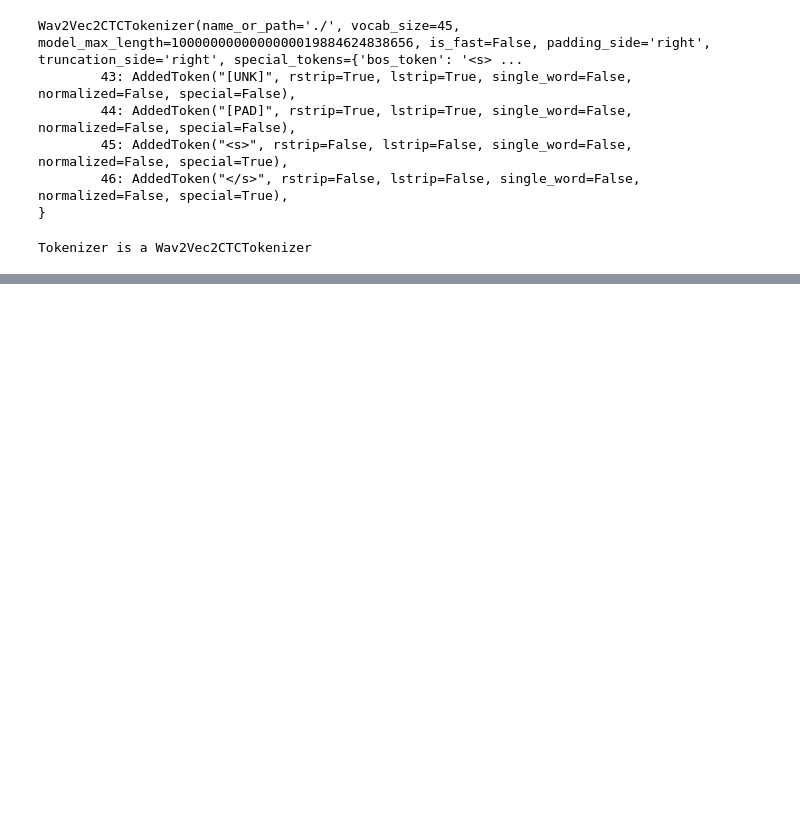
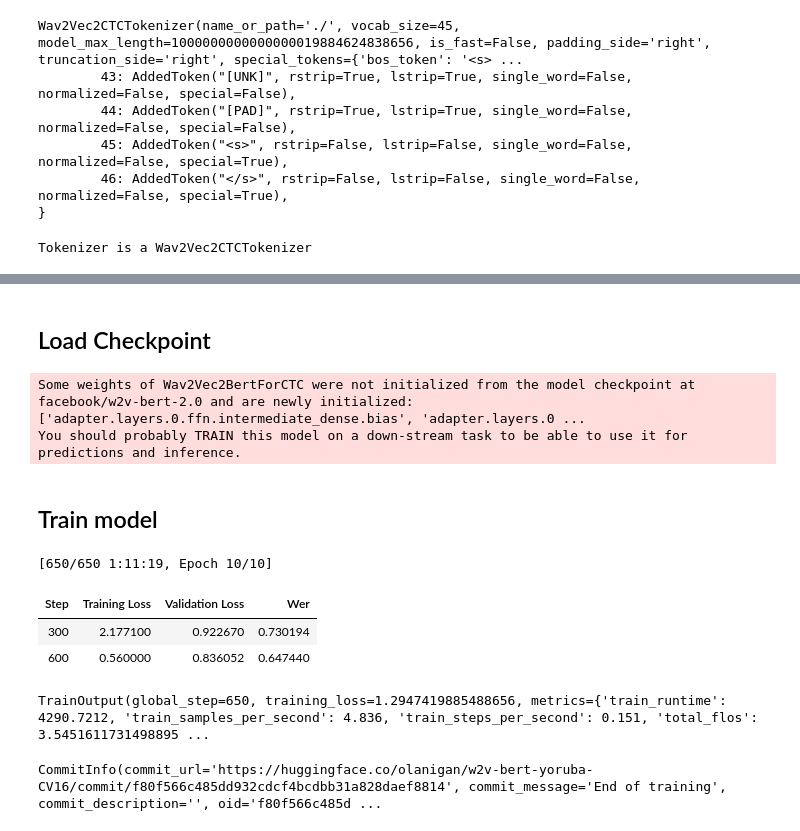
Before and after one commit to olanigan/yoruba_asr, a Jupyter notebook: W2V2_Bert_Yor.ipynb, the cells around one changed output, grey strips where cells are left out. Saved outputs shown, nothing was run; the diff lists cells and outputs as text; code cells hidden in the pictures; blank space fills up the shorter version.

Commit message:
End of Training #1

```diff
--- a/W2V2_Bert_Yor.ipynb
+++ b/W2V2_Bert_Yor.ipynb
@@ -229,0 +290,10 @@ CommitInfo(commit_url='https://huggingface.co/olanigan/w2v-bert-yoruba-CV16/comm
+# %%
+def prepare_dataset(batch):
+    audio = batch["audio"]
+    batch["input_features"] = processor(audio["array"], sampling_rate=audio["sampling_rate"]).input_features[0]
+    batch["input_length"] = len(batch["input_features"])
+
+    batch["labels"] = processor(text=batch["sentence"]).input_ids
+    return batch
+common_voice_train = common_voice_train.map(prepare_dataset, remove_columns=common_voice_train.column_names)
+common_voice_test = common_voice_test.map(prepare_dataset, remove_columns=common_voice_test.column_names)
@@ -229,0 +362,66 @@ CommitInfo(commit_url='https://huggingface.co/olanigan/w2v-bert-yoruba-CV16/comm
+# %% [markdown]
+## Load Checkpoint
+# %%
+from transformers import Wav2Vec2BertForCTC
+
+model = Wav2Vec2BertForCTC.from_pretrained(
+    "facebook/w2v-bert-2.0",
+    attention_dropout=0.0,
+    hidden_dropout=0.0,
+    feat_proj_dropout=0.0,
+    mask_time_prob=0.0,
+    layerdrop=0.0,
+    ctc_loss_reduction="mean",
+    add_adapter=True,
+    pad_token_id=processor.tokenizer.pad_token_id,
+    vocab_size=len(processor.tokenizer),
+)
+# %% [output]
+Some weights of Wav2Vec2BertForCTC were not initialized from the model checkpoint at facebook/w2v-bert-2.0 and are newly initialized: ['adapter.layers.0.ffn.intermediate_dense.bias', 'adapter.layers.0 ...
+You should probably TRAIN this model on a down-stream task to be able to use it for predictions and inference.
+# %% [markdown]
+## Train model
+# %%
+from transformers import TrainingArguments
+
+training_args = TrainingArguments(
+  output_dir=repo_name,
+  group_by_length=True,
+  per_device_train_batch_size=16,
+  gradient_accumulation_steps=2,
+  evaluation_strategy="steps",
+  num_train_epochs=10,
+  gradient_checkpointing=True,
+  fp16=True,
+  save_steps=600,
+  eval_steps=300,
+  logging_steps=300,
+  learning_rate=5e-5,
+  warmup_steps=500,
+  save_total_limit=2,
+  push_to_hub=True,
+)
+
+from transformers import Trainer
+
+trainer = Trainer(
+    model=model,
+    data_collator=data_collator,
+    args=training_args,
+    compute_metrics=compute_metrics,
+    train_dataset=common_voice_train,
+    eval_dataset=common_voice_test,
+    tokenizer=processor.feature_extractor,
+)
+# %%
+trainer.train()
+# %% [output]
+[650/650 1:11:19, Epoch 10/10]
+| Step | Training Loss | Validation Loss | Wer |
+| 300 | 2.177100 | 0.922670 | 0.730194 |
+| 600 | 0.560000 | 0.836052 | 0.647440 |
+TrainOutput(global_step=650, training_loss=1.2947419885488656, metrics={'train_runtime': 4290.7212, 'train_samples_per_second': 4.836, 'train_steps_per_second': 0.151, 'total_flos': 3.5451611731498895 ...
+# %%
+trainer.push_to_hub()
+# %% [output]
+CommitInfo(commit_url='https://huggingface.co/olanigan/w2v-bert-yoruba-CV16/commit/f80f566c485dd932cdcf4bcdbb31a828daef8814', commit_message='End of training', commit_description='', oid='f80f566c485d ...
```
Also changed, not shown: parts of 23 cells of this notebook.
